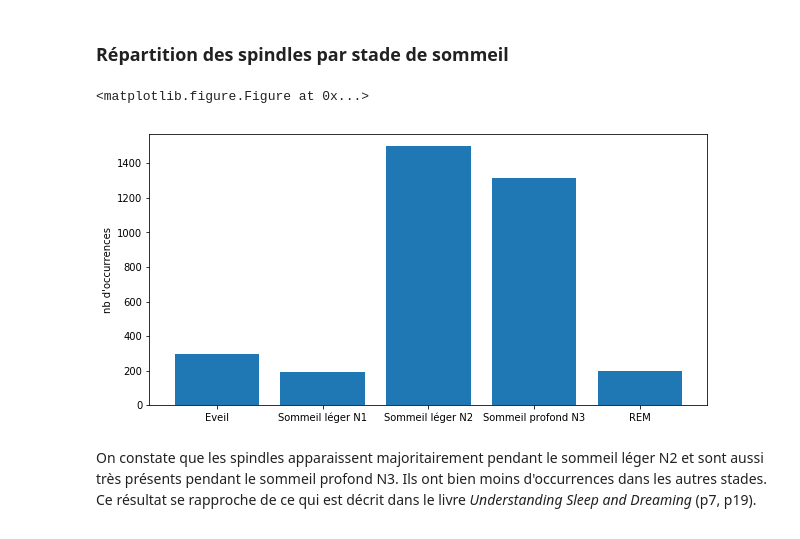
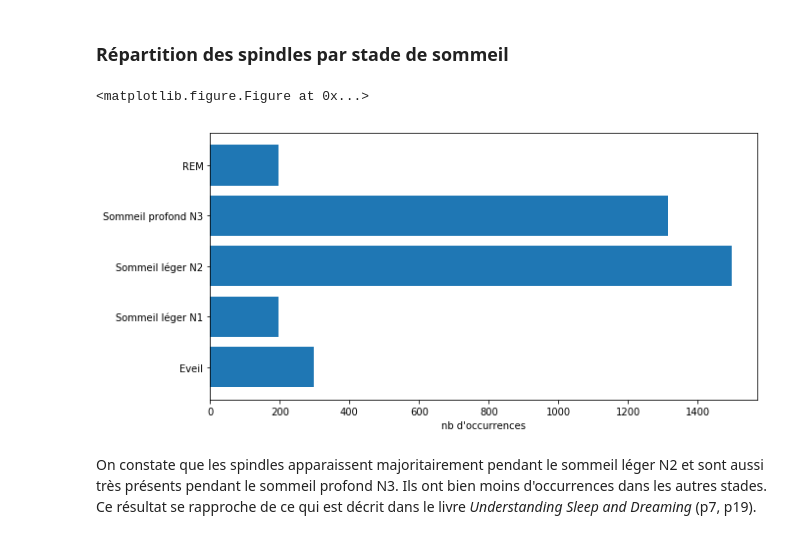
Before and after one commit to ArnoBen/SleepSpindles, a Jupyter notebook: SpindleDetection.ipynb, the cells around one changed output. Saved outputs shown, nothing was run; the diff lists cells and outputs as text; code cells hidden in the pictures.

```diff
--- a/SpindleDetection.ipynb
+++ b/SpindleDetection.ipynb
@@ -348,16 +348,17 @@ for i in range(7):
         stage[int(hypnograms_long[i][pos])] += 1
 # %%
 plt.clf()
-plt.figure(figsize = (10,5))
 
+fig = plt.figure(figsize = (10,5))
 # Histogramme par stade de sommeil
-plt.bar(np.arange(5), stage)
-plt.ylabel("nb d'occurrences")
-plt.xticks(np.arange(5),('Eveil', 'Sommeil léger N1', 'Sommeil léger N2', 'Sommeil profond N3', 'REM'))
+plt.barh(np.arange(5), stage)
+plt.xlabel("nb d'occurrences")
+plt.yticks(np.arange(5),('Eveil', 'Sommeil léger N1', 'Sommeil léger N2', 'Sommeil profond N3', 'REM'))
+
 plt.show()
 # %% [output]
 <matplotlib.figure.Figure at 0x...>
-[figure, old version]
+[figure, new version]
 # %% [markdown]
 On constate que les spindles apparaissent majoritairement pendant le sommeil léger N2 et sont aussi très présents pendant le sommeil profond N3. Ils ont bien moins d'occurrences dans les autres stades. Ce résultat se rapproche de ce qui est décrit dans le livre *Understanding Sleep and Dreaming* (p7, p19).
 # %% [markdown]
```
Also changed, not shown: parts of 1 cell of this notebook.
